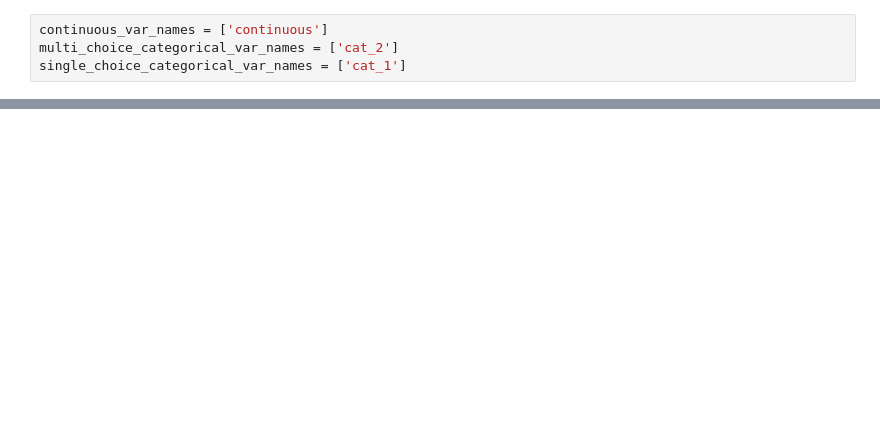
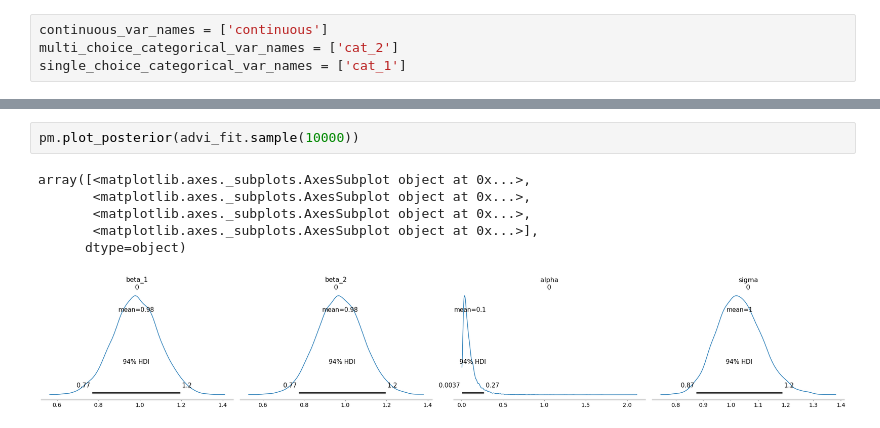
Before and after one commit to Edderic/causal_discovery, a Jupyter notebook: missing-value-ic-star.ipynb, the cells around one changed output, grey strips where cells are left out. Drawn from its saved outputs; the diff is of its cells as text; blank space fills up the shorter version.

```diff
--- a/missing-value-ic-star.ipynb
+++ b/missing-value-ic-star.ipynb
@@ -523,0 +824,9 @@ class ColumnsGetter():
+# %%
+pm.plot_posterior(advi_fit.sample(10000))
+# %% [output]
+array([<matplotlib.axes._subplots.AxesSubplot object at 0x...>,
+       <matplotlib.axes._subplots.AxesSubplot object at 0x...>,
+       <matplotlib.axes._subplots.AxesSubplot object at 0x...>,
+       <matplotlib.axes._subplots.AxesSubplot object at 0x...>],
+      dtype=object)
+[figure, added]
```
Also changed, not shown: parts of 92 cells of this notebook.
